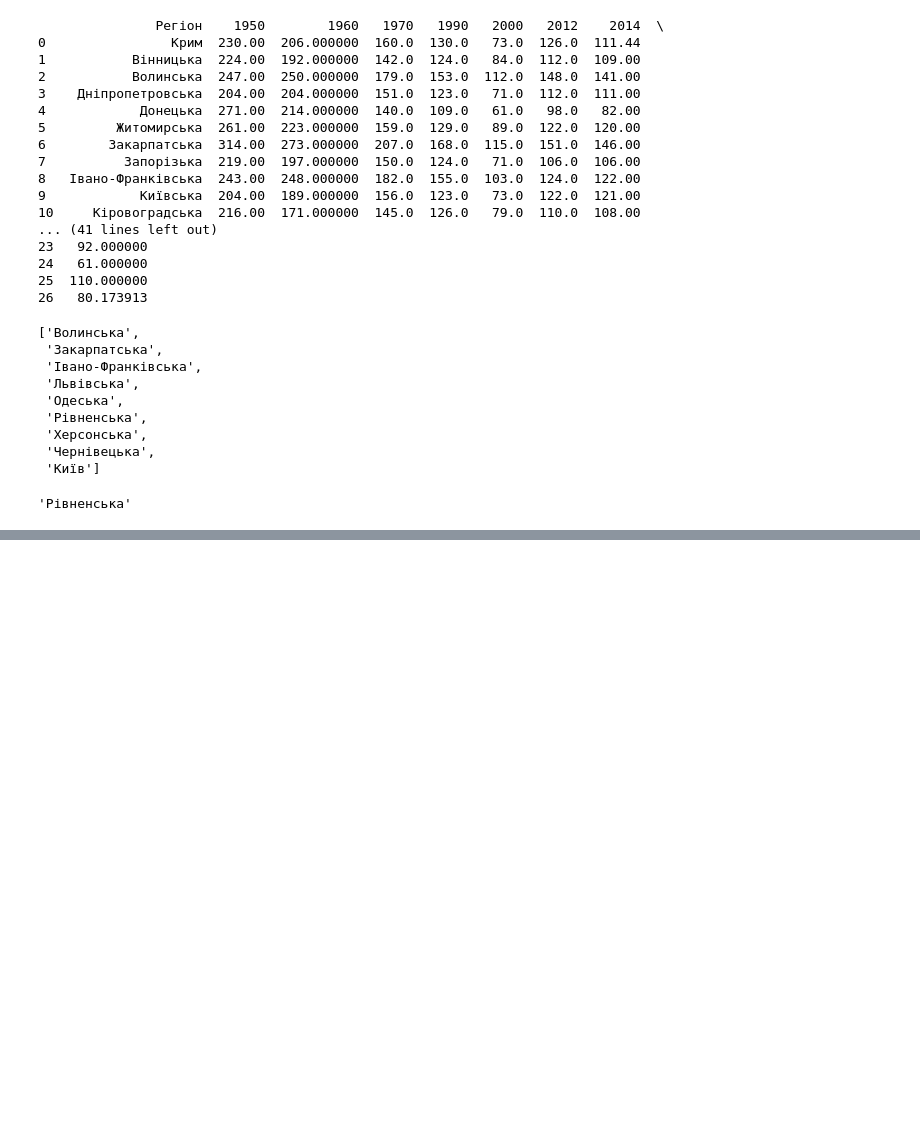
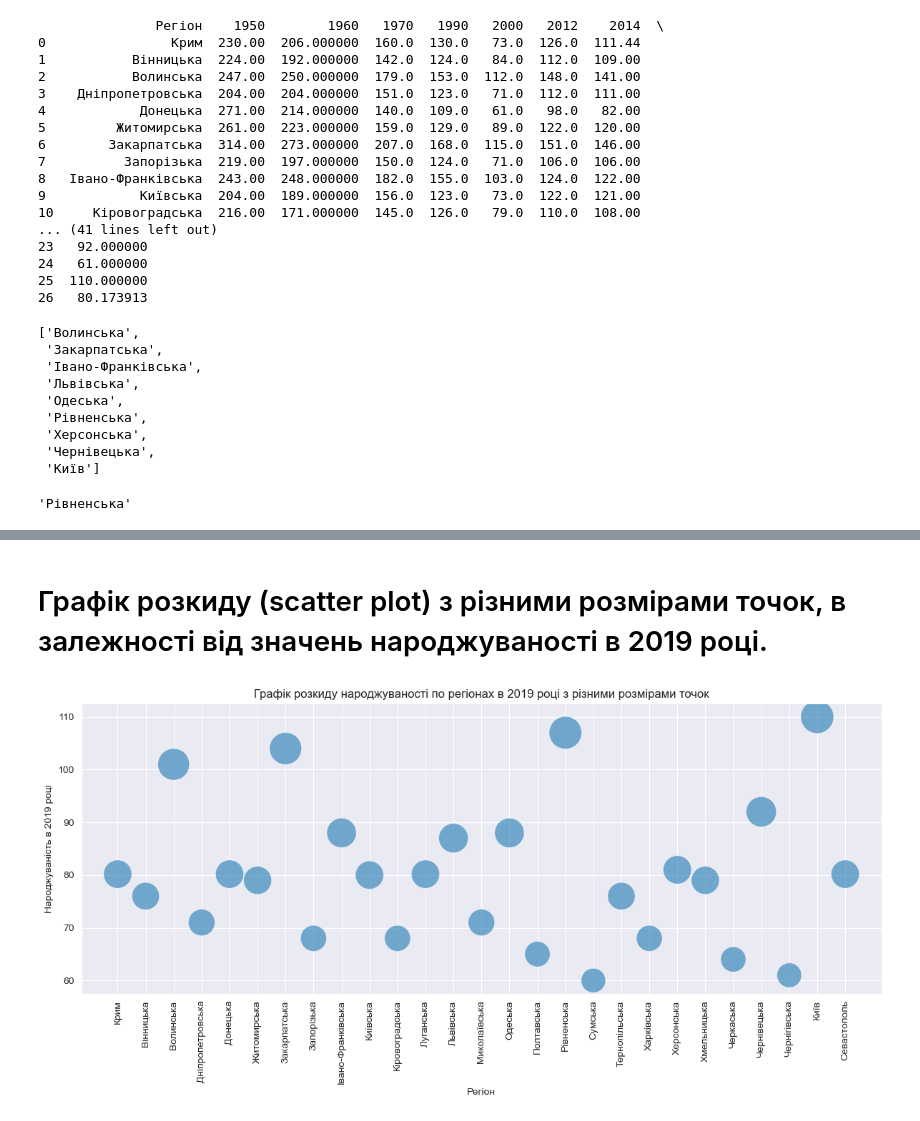
Before and after one commit to rattlingmars8/DS, a Jupyter notebook: HW2/HW2.1.ipynb, the cells around one changed output, grey strips where cells are left out. Drawn from its saved outputs; the diff is of its cells as text; code cells hidden in the pictures; blank space fills up the shorter version.

```diff
--- a/HW2/HW2.1.ipynb
+++ b/HW2/HW2.1.ipynb
@@ -167,0 +192,17 @@ plt.show()
+# %% [markdown]
+# Графік розкиду (scatter plot) з різними розмірами точок, в залежності від значень народжуваності в 2019 році.
+# %%
+plt.figure(figsize=(12, 6))
+
+point_sizes = df['2019'] * 10
+
+plt.scatter(df['Регіон'], df['2019'], s=point_sizes, alpha=0.6, edgecolors='w', linewidth=0.5)
+
+plt.xticks(rotation=90)
+plt.xlabel('Регіон')
+plt.ylabel('Народжуваність в 2019 році')
+plt.title('Графік розкиду народжуваності по регіонах в 2019 році з різними розмірами точок')
+plt.tight_layout()
+plt.show()
+# %% [output]
+[figure, added]
```
Also changed, not shown: parts of 6 cells of this notebook.
